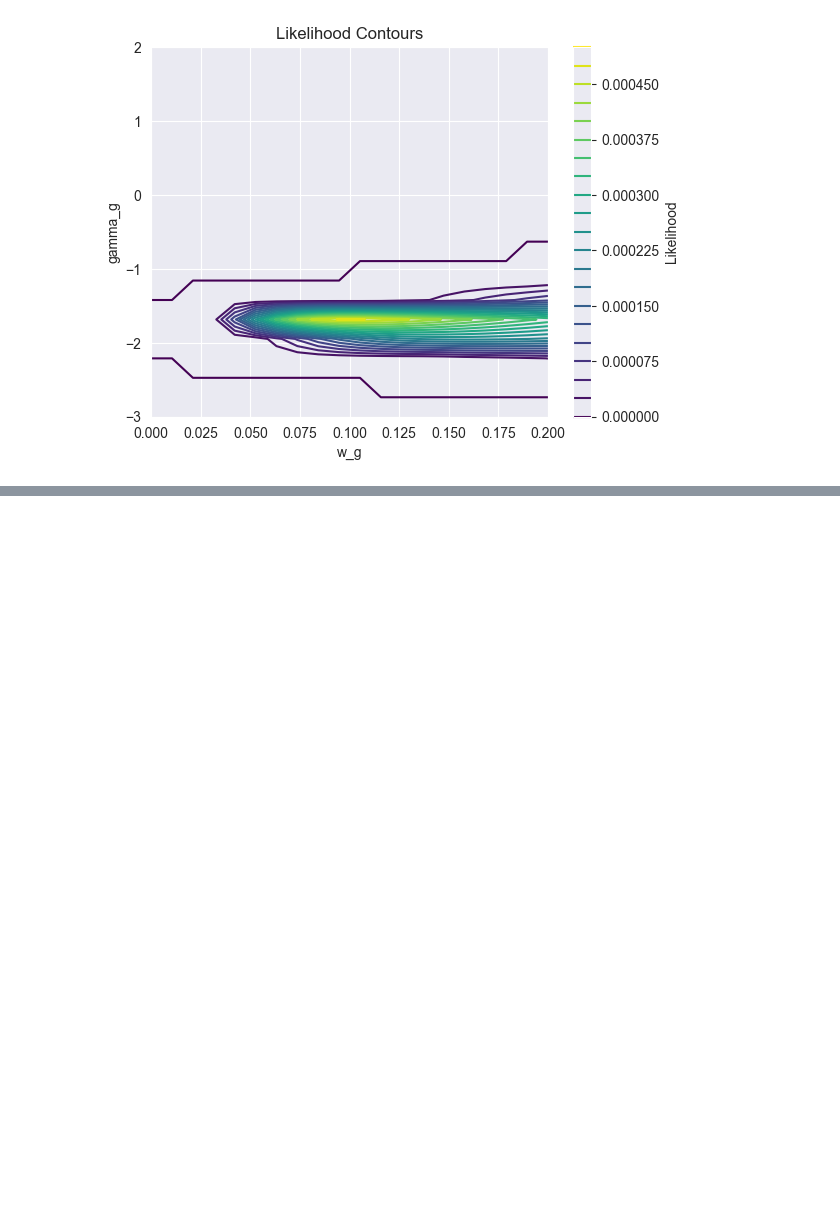
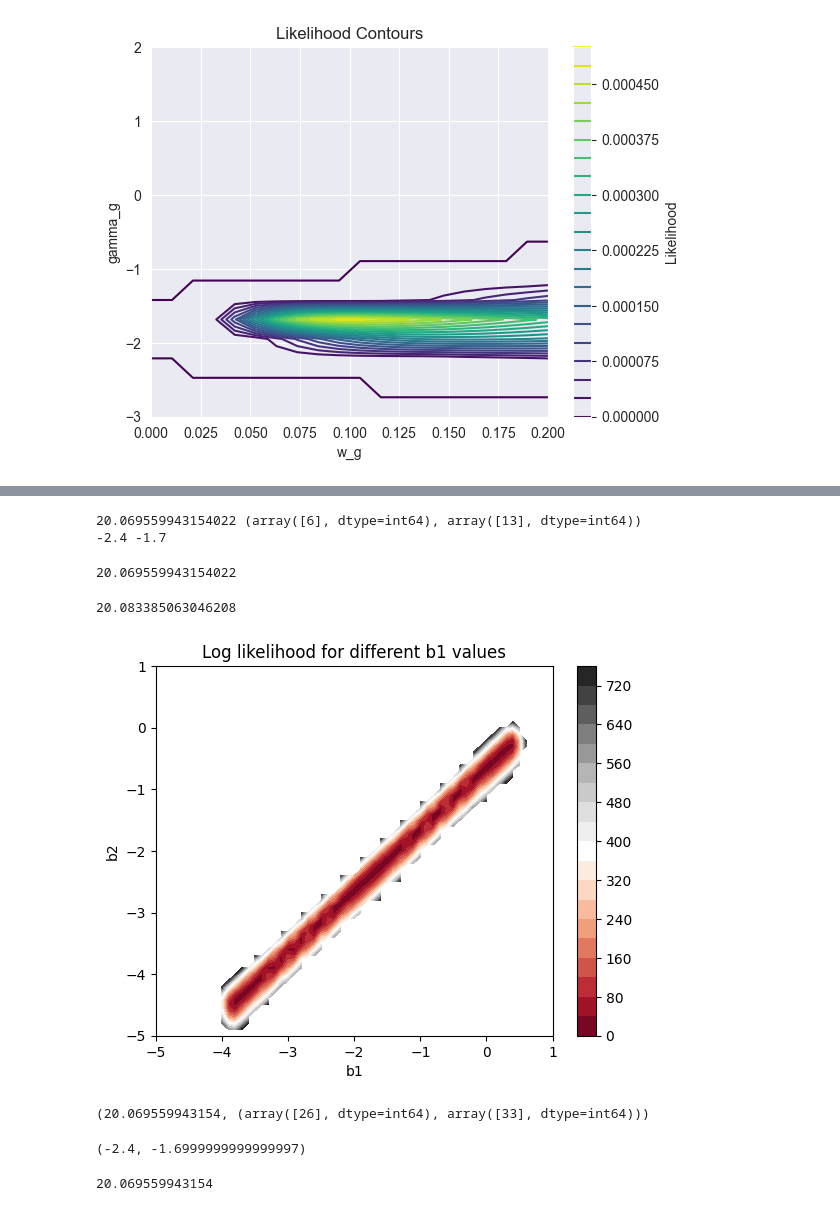
Before and after one commit to PeterKiss18/VasicekPDModel, a Jupyter notebook: MLE_multivariate_plot.ipynb, the cells around one changed output, grey strips where cells are left out. Cells and saved outputs as stored; diff of their text form; code cells hidden in the pictures; blank space fills up the shorter version.

```diff
--- a/MLE_multivariate_plot.ipynb
+++ b/MLE_multivariate_plot.ipynb
@@ -248,0 +444,54 @@ plt.show()
+# %%
+z_min1 = np.min(z_values_b1_b2_small)
+z_min_index1 = np.where(z_values_b1_b2_small == z_min1)
+print(z_min1, z_min_index1)
+print(b1_small[z_min_index1[0][0]], b2_small[z_min_index1[1][0]])
+# %% [output]
+20.069559943154022 (array([6], dtype=int64), array([13], dtype=int64))
+-2.4 -1.7
+# %%
+-np.log(calculate_variable_changed_likelihood_arr(d_g2, n_g2, p_g, norm.pdf, np.array([a_fixed, a_fixed]), np.array([b1_small[z_min_index1[0][0]], b2_small[z_min_index1[1][0]]])))
+# %% [output]
+20.069559943154022
+# %%
+-np.log(calculate_variable_changed_likelihood_arr(d_g2, n_g2, p_g, norm.pdf, np.array([a_fixed, a_fixed]), np.array([b1_small[z_min_index1[0][0]+1], b2_small[z_min_index1[1][0]+1]])))
+# %% [output]
+20.083385063046208
+# %%
+# Fix a and plot the likelihood function in b1 and b2
+
+# let fixed a the average of the 2 MM a values
+a_fixed = np.mean(a_mm[1] + a_mm[2])
+
+b1 = np.linspace(-5, 1, 61)
+b2 = np.linspace(-5, 1, 61)
+
+z_values_b1_b2 = np.zeros((len(b1), len(b2)))
+
+for i, x in enumerate(b1):
+    for j, y in enumerate(b2):
+        z_values_b1_b2[i, j] = -np.log(calculate_variable_changed_likelihood_arr(d_g2, n_g2, p_g, norm.pdf, np.array([a_fixed, a_fixed]), np.array([x, y])))
+
+plt.contourf(b1, b2, z_values_b1_b2, 20, cmap='RdGy')
+plt.colorbar()
+plt.xlabel("b1")
+plt.ylabel("b2")
+plt.title("Log likelihood for different b1 values")
+plt.show()
+# %% [output]
+[figure, added]
+# %%
+# find max value and its index
+min_z_value_b1_b2 = np.min(z_values_b1_b2)
+min_z_index_b1_b2 = np.where(z_values_b1_b2 == min_z_value_b1_b2)
+min_z_value_b1_b2, min_z_index_b1_b2
+# %% [output]
+(20.069559943154, (array([26], dtype=int64), array([33], dtype=int64)))
+# %%
+b1[min_z_index_b1_b2[0][0]], b2[min_z_index_b1_b2[1][0]]
+# %% [output]
+(-2.4, -1.6999999999999997)
+# %%
+-np.log(calculate_variable_changed_likelihood_arr(d_g2, n_g2, p_g, norm.pdf, np.array([a_fixed, a_fixed]), np.array([b1[min_z_index_b1_b2[0][0]], b2[min_z_index_b1_b2[1][0]]])))
+# %% [output]
+20.069559943154
```
Also changed, not shown: parts of 21 cells of this notebook.
